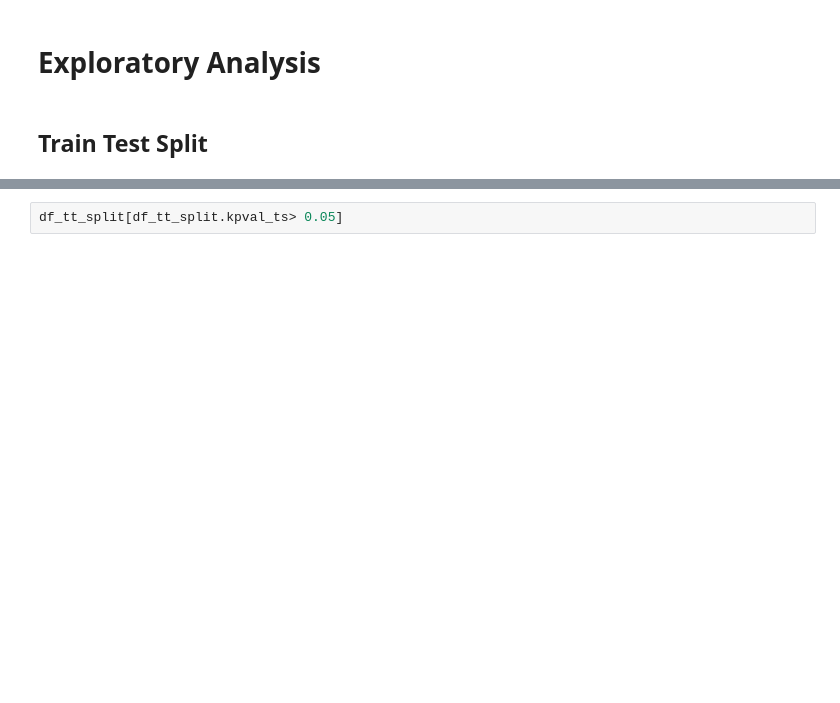
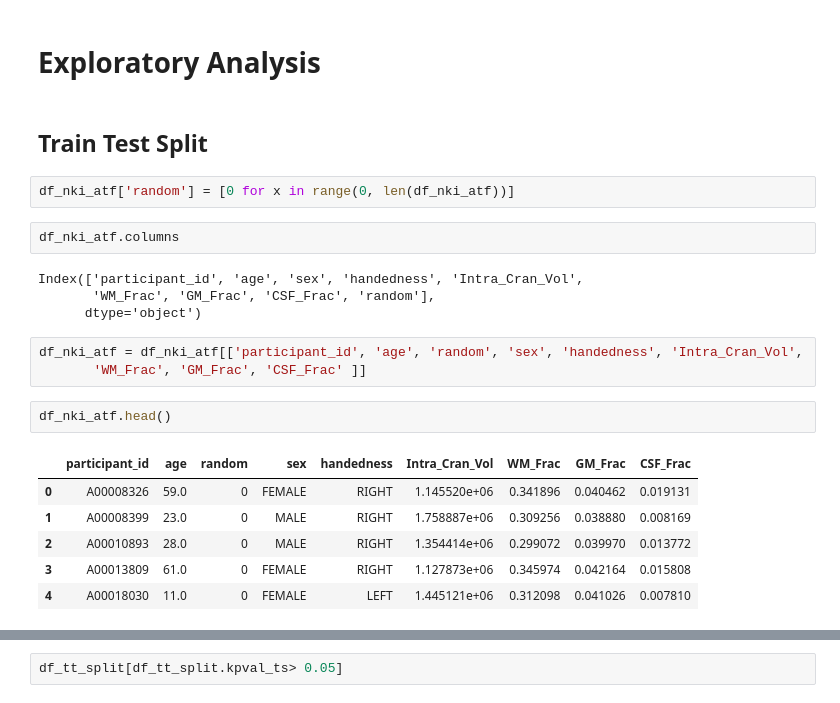
Before and after one commit to niniko1997/NNDSP, a Jupyter notebook: anal/analysis_notebooks/machine_learning.ipynb, the cells around one changed output, grey strips where cells are left out. Saved outputs shown, nothing was run; the diff lists cells and outputs as text; blank space fills up the shorter version.

```diff
--- a/anal/analysis_notebooks/machine_learning.ipynb
+++ b/anal/analysis_notebooks/machine_learning.ipynb
@@ -975,4 +975,24 @@ plot_ae_hist(plot_list_nki_s, title='Distribution of Error Predictions (NKI Data
 # Exploratory Analysis
 # %% [markdown]
 ## Train Test Split
+# %%
+df_nki_atf['random'] = [0 for x in range(0, len(df_nki_atf))]
+# %%
+df_nki_atf.columns
+# %% [output]
+Index(['participant_id', 'age', 'sex', 'handedness', 'Intra_Cran_Vol',
+       'WM_Frac', 'GM_Frac', 'CSF_Frac', 'random'],
+      dtype='object')
+# %%
+df_nki_atf = df_nki_atf[['participant_id', 'age', 'random', 'sex', 'handedness', 'Intra_Cran_Vol',
+       'WM_Frac', 'GM_Frac', 'CSF_Frac' ]]
+# %%
+df_nki_atf.head()
+# %% [output]
+|  | participant_id | age | random | sex | handedness | Intra_Cran_Vol | WM_Frac | GM_Frac | CSF_Frac |
+| 0 | A00008326 | 59.0 | 0 | FEMALE | RIGHT | 1.145520e+06 | 0.341896 | 0.040462 | 0.019131 |
+| 1 | A00008399 | 23.0 | 0 | MALE | RIGHT | 1.758887e+06 | 0.309256 | 0.038880 | 0.008169 |
+| 2 | A00010893 | 28.0 | 0 | MALE | RIGHT | 1.354414e+06 | 0.299072 | 0.039970 | 0.013772 |
+| 3 | A00013809 | 61.0 | 0 | FEMALE | RIGHT | 1.127873e+06 | 0.345974 | 0.042164 | 0.015808 |
+| 4 | A00018030 | 11.0 | 0 | FEMALE | LEFT | 1.445121e+06 | 0.312098 | 0.041026 | 0.007810 |
 # %%
```
Also changed, not shown: parts of 6 cells of this notebook, 4 other files.
